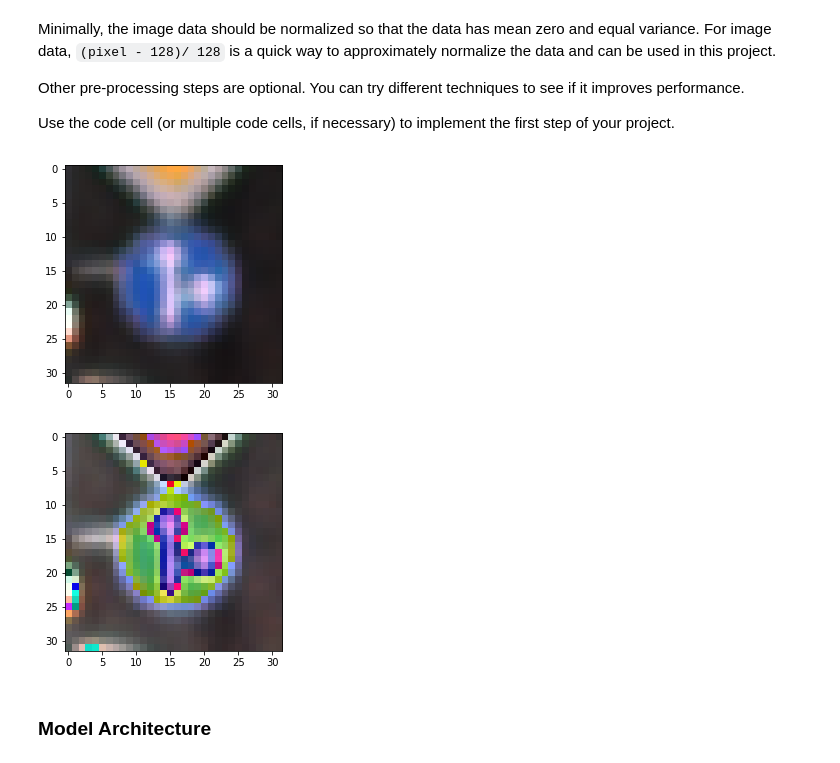
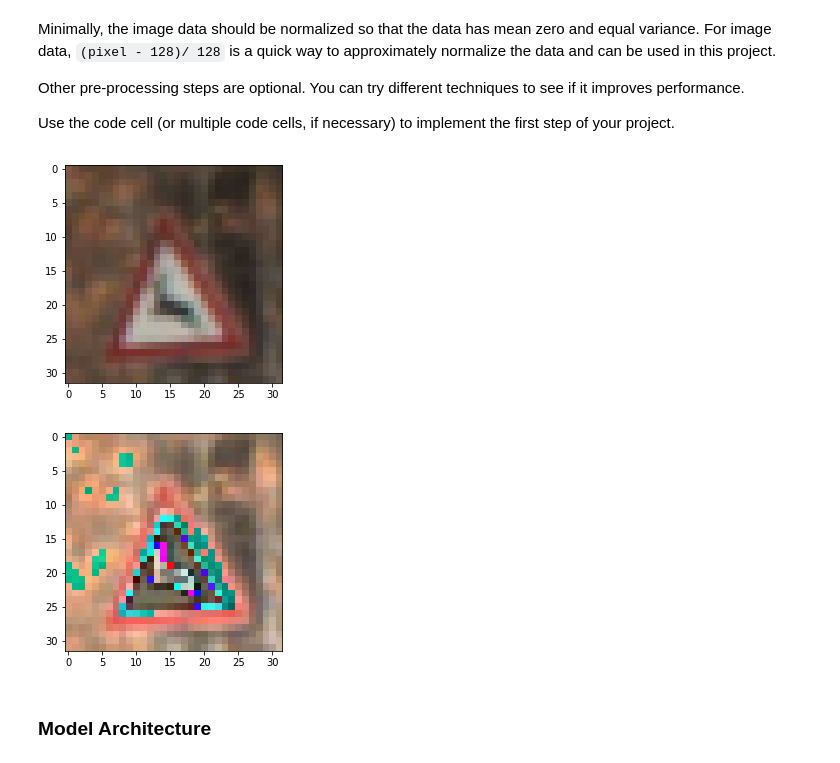
Before and after one commit to Fadi88/CarND-Traffic-Sign-Classifier-Project, a Jupyter notebook: Traffic_Sign_Classifier.ipynb, the cells around one changed output. Cells and saved outputs as stored; diff of their text form; code cells hidden in the pictures.

```diff
--- a/Traffic_Sign_Classifier.ipynb
+++ b/Traffic_Sign_Classifier.ipynb
@@ -199,37 +199,37 @@ Use the code cell (or multiple code cells, if necessary) to implement the first
 ### Feel free to use as many code cells as needed.
 def preprocess_image(image):
     gray_image = np.ndarray([32,32,1])
     norm_image = np.ndarray([32,32,3])
     #convert image to gray scale
     #https://stackoverflow.com/questions/12201577/how-can-i-convert-an-rgb-image-into-grayscale-in-python
     r, g, b = image[:,:,0], image[:,:,1], image[:,:,2]
 
     #gray_image [:,:,0]= (0.299 * r + 0.587 * g + 0.114 * b).astype(int)
     #gray_image [:,:,0]= (0.333 * r + 0.333 * g + 0.333 * b).astype(int)
     #gray_image [:,:,0]= (0.299 * r + 0.587 * g + 0.114 * b)
     #normalize image
     norm_image[:,:,0] =  (( r - 128. ) / 128.)
     norm_image[:,:,1] =  (( g - 128. ) / 128.)
     norm_image[:,:,2] =  (( b - 128. ) / 128.)
     return norm_image
 
 def process_dataset(dataset):
     dataset_length = np.shape(dataset)[0]
     tmp_dataset  = np.ndarray(shape=(dataset_length , 32 , 32 , 3), dtype='float32')
     for i in range(np.shape(dataset)[0]):
         tmp_dataset[i] = preprocess_image(dataset[i])
     return tmp_dataset
 
 X_train = process_dataset(X_train_input)
 X_valid = process_dataset(X_valid_input)
 X_test  = process_dataset(X_test_input)
-plt.imshow(X_train_input[1200])
+plt.imshow(X_train_input[310])
 plt.show()
-plt.imshow(X_train[1200])
+plt.imshow(X_train[310])
 plt.show()
 # %% [output]
-[figure, old version]
+[figure, new version]
-[figure, old version]
+[figure, new version]
 # %% [markdown]
 ### Model Architecture
 # %%
```
Also changed, not shown: parts of 4 cells of this notebook.
